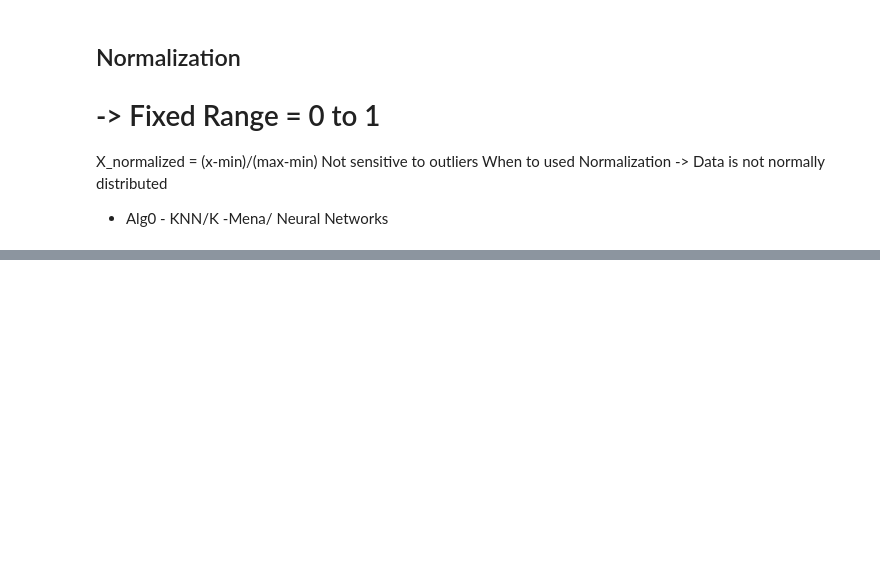
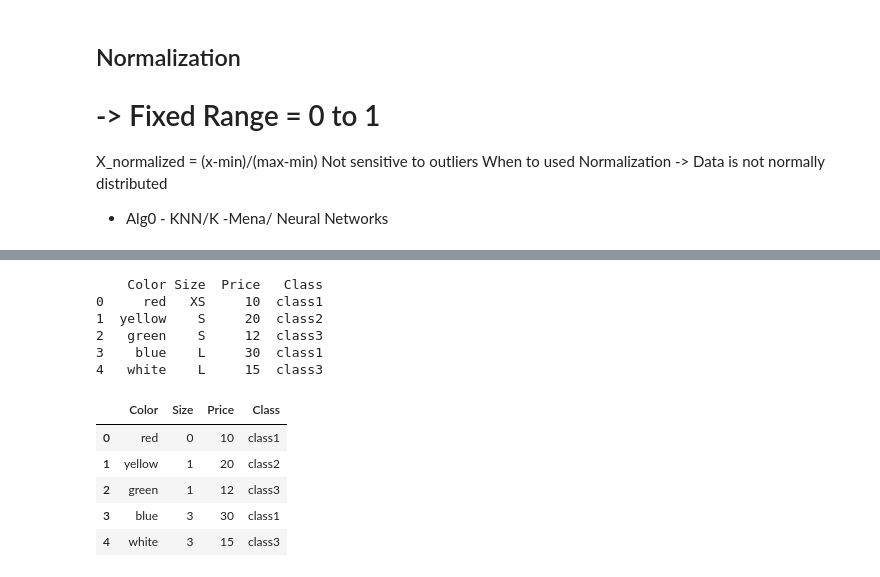
Before and after one commit to duggiralasravan/Skillfy_ML, a Jupyter notebook: EAD.ipynb, the cells around one changed output, grey strips where cells are left out. Drawn from its saved outputs; the diff is of its cells as text; code cells hidden in the pictures; blank space fills up the shorter version.

```diff
--- a/EAD.ipynb
+++ b/EAD.ipynb
@@ -49,0 +82,35 @@ When to used Normalization
+# %%
+import pandas as pd
+
+# Data for the categorical example
+colors = ['red', 'yellow', 'green', 'blue', 'white']
+sizes = ['XS', 'S', 'S', 'L', 'L']
+prices = [10, 20, 12, 30, 15] # Added an extra price to match length
+class_data= ['class1','class2','class3','class1','class3']
+# Create the DataFrame
+clothing_df = pd.DataFrame({
+    'Color': colors,
+    'Size': sizes,
+    'Price': prices,
+    'Class': class_data
+})
+
+print(clothing_df)
+# %% [output]
+    Color Size  Price   Class
+0     red   XS     10  class1
+1  yellow    S     20  class2
+2   green    S     12  class3
+3    blue    L     30  class1
+4   white    L     15  class3
+# %%
+size_mapping = {'XS':0,'S':1,'M':2,'L':3,'XL':4}
+clothing_df['Size'] = clothing_df['Size'].map(size_mapping)
+clothing_df
+# %% [output]
+|  | Color | Size | Price | Class |
+| 0 | red | 0 | 10 | class1 |
+| 1 | yellow | 1 | 20 | class2 |
+| 2 | green | 1 | 12 | class3 |
+| 3 | blue | 3 | 30 | class1 |
+| 4 | white | 3 | 15 | class3 |
```
Also changed, not shown: parts of 4 cells of this notebook.
